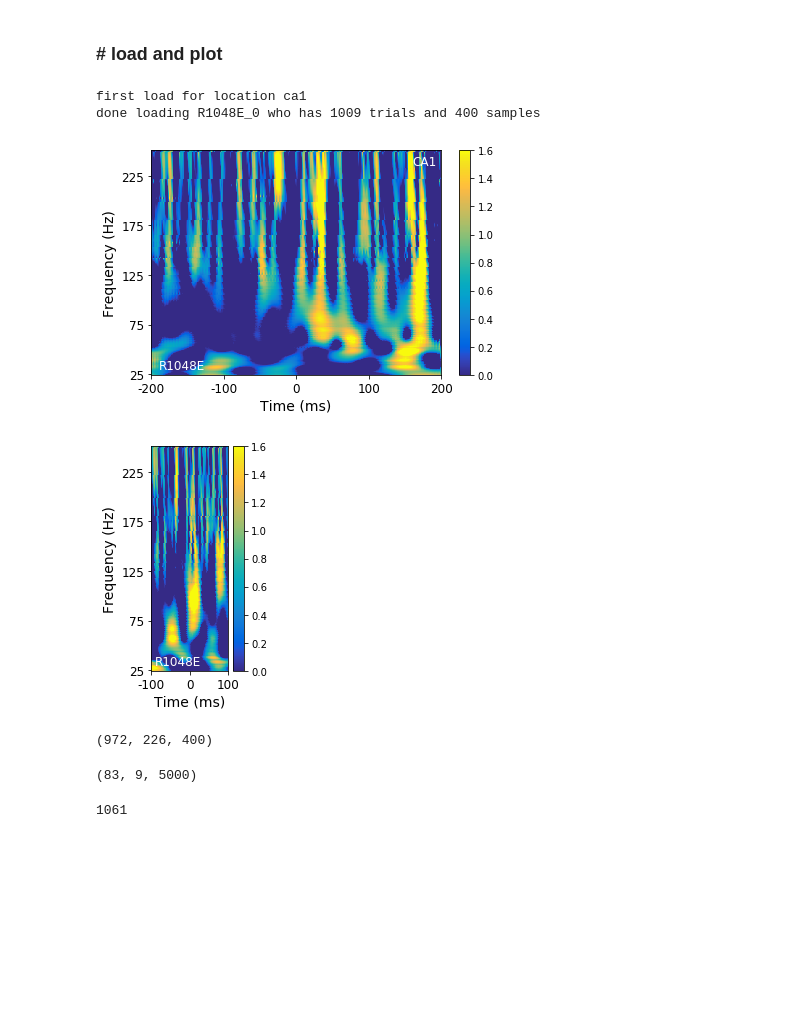
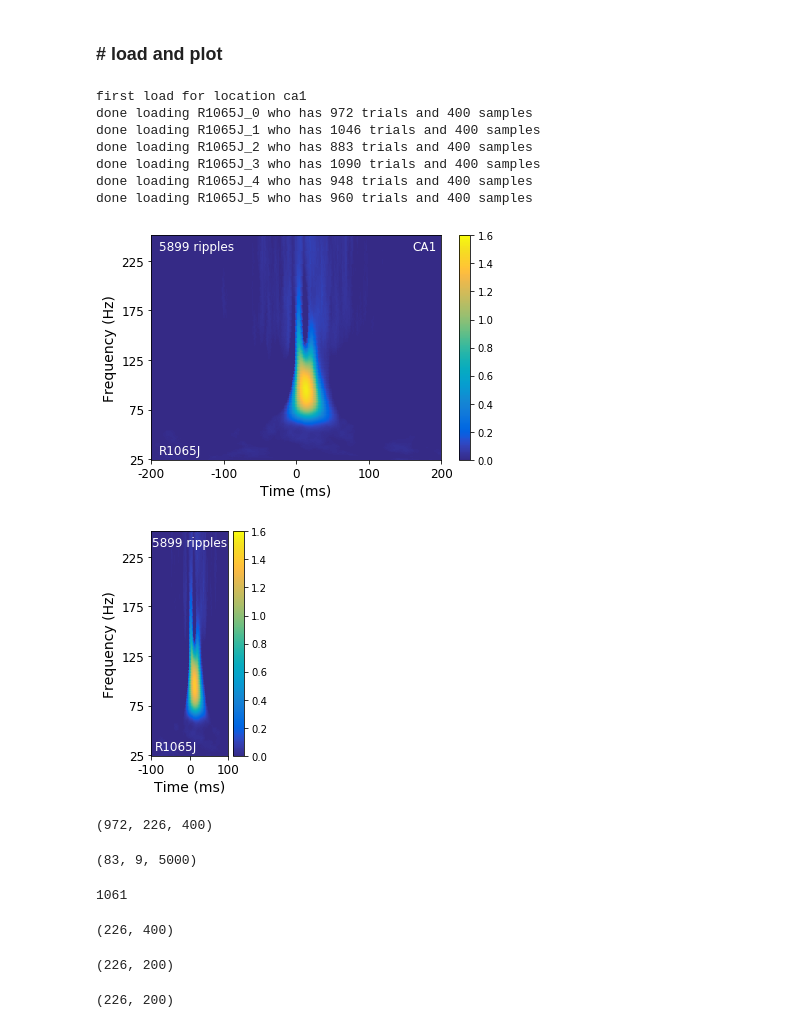
Before and after one commit to jjsakon/SWR, a Jupyter notebook: code/SWRanalysisSpectrograms.ipynb, the cells around one changed output. Saved outputs shown, nothing was run; the diff lists cells and outputs as text; code cells hidden in the pictures; blank space fills up the shorter version.

Commit message:
2021-03-12 updating labels and such for SUPP figures

```diff
--- a/code/SWRanalysisSpectrograms.ipynb
+++ b/code/SWRanalysisSpectrograms.ipynb
@@ -53,14 +53,14 @@ The autoreload extension is already loaded. To reload it, use:
 # subs = ['R1379E','R1402E','R1396T','R1395M','R1415T','R1389J','R1404E']  # test subs for eeg offset correction
 # subs = ['R1048E','R1054J'] # nice example FR1 subs
 # subs = ['R1048E','R1112M'] # couple of FR1 subs
-subs = ['R1048E'] #['R1065J'] #['R1048E']
+subs = ['R1065J'] #['R1048E']
 # subs = ['R1293P']
 # subs = ['R1334T']
 
 sub_df = df[(df.subject.isin(subs))  & (df.experiment == exp)] # all sessions for subs
 # sub_df = df[(df.subject.isin(subs))  & (df.experiment == exp) & (df.session==1)] # single session
 # sub_df = df[(df.experiment == exp) & (df.session == 0)] # all FR subs
-sub_df = sub_df[0:1]
+# sub_df = sub_df[0:1]
 sub_df
 # %% [output]
 |  | Recognition | all_events | contacts | experiment | import_type | localization | math_events | montage | ... |
@@ -1034,12 +1074,17 @@ for row in sub_df.itertuples(): #sub_df.itertuples():  #half_df.itertuples(): ##
         continue
 # %% [output]
 first load for location ca1
-done loading R1048E_0 who has 1009 trials and 400 samples
+done loading R1065J_0 who has 972 trials and 400 samples
+done loading R1065J_1 who has 1046 trials and 400 samples
+done loading R1065J_2 who has 883 trials and 400 samples
+done loading R1065J_3 who has 1090 trials and 400 samples
+done loading R1065J_4 who has 948 trials and 400 samples
+done loading R1065J_5 who has 960 trials and 400 samples
 # %%
 from general import parula_map
 
 save_fig = 0
-single_trial = 1
+single_trial = 0
 
 if single_trial == 1:
 
@@ -1056,34 +1101,34 @@ yticks(np.arange(0,len(freqs),ytick_size), np.arange(25,255.1,ytick_size,dtype=i
 # setp(gca().get_yticklabels()[::2], visible=False) # get every other
 ylabel('Frequency (Hz)', fontsize=14)
 
 # x-axis
 gca().xaxis.set_ticks_position('bottom')
 xtick_size = 100
 xticks(np.arange(0,2*morlet_dist+0.1,xtick_size), np.arange(-200,200+0.1,xtick_size,dtype=int),fontsize=12)
 # setp(gca().get_xticklabels()[::2], visible=False)
 xlabel('Time (ms)', fontsize=14)
 
 text(10,5,sub,size=12,color=[1,1,1])
 if location_selected == '':
     text(360,211,region_name,size=12,color=[1,1,1])
 else:
     text(360,211,location_selected.upper(),size=12,color=[1,1,1])
 if single_trial != 1:
     text(10,211,str(np.shape(SWR_across_sessions)[0])+' ripples',size=12,color=[1,1,1])
 colorbar()
 tight_layout()
 
 if save_fig == 1:
     if single_trial == 1:
         fname = '/home1/john/SWR/figures/spectrograms/single_trials/'+sub+'_'+region_name+'_'+\
             location_selected+'_'+filter_type+'_'+str(np.shape(SWR_across_sessions)[0])+'_trial-'+str(trial)+'.pdf'
     else:
         fname = '/home1/john/SWR/figures/spectrograms/'+sub+'_'+region_name+'_'+\
             location_selected+'_'+str(np.shape(SWR_across_sessions)[0])+'_'+filter_type+'_ripples.pdf'
     savefig(fname,format='pdf')
 a=1;
 # %% [output]
-[figure, old version]
+[figure, new version]
 # %%
 # make skinnier plots for Fig. 1
 
@@ -1102,7 +1147,7 @@ if single_trial == 1:
 
     matshow(stats.zscore(SWR_across_sessions[trial,:,start:end],1), fignum=0, aspect='auto', cmap=parula_map, vmin=0, vmax=1.6) # 'viridis'
 else:
-    matshow(np.mean(stats.zscore(SWR_across_sessions[start:end],2), 0), fignum=0, aspect='auto', cmap=parula_map, vmin=0, vmax=1.6) # 'viridis'
+    matshow(np.mean(stats.zscore(SWR_across_sessions[:,:,start:end],2), 0), fignum=0, aspect='auto', cmap=parula_map, vmin=0, vmax=1.6) # 'viridis'
 
 # y-axis
 gca().invert_yaxis()
@@ -1124,7 +1169,7 @@ if location_selected == '':
 else:
     text(360,211,location_selected.upper(),size=12,color=[1,1,1])
 if single_trial != 1:
-    text(10,211,str(np.shape(SWR_across_sessions)[0])+' ripples',size=12,color=[1,1,1])
+    text(3,211,str(np.shape(SWR_across_sessions)[0])+' ripples',size=12,color=[1,1,1])
 colorbar()
 tight_layout()
 
@@ -1133,12 +1178,12 @@ if save_fig == 1:
         fname = '/home1/john/SWR/figures/spectrograms/single_trials/small-'+sub+'_'+region_name+'_'+\
             location_selected+'_'+filter_type+'_'+str(np.shape(SWR_across_sessions)[0])+'_trial-'+str(trial)+'.pdf'
     else:
-        fname = '/home1/john/SWR/figures/spectrograms/'+sub+'_'+region_name+'_'+\
+        fname = '/home1/john/SWR/figures/spectrograms/small-'+sub+'_'+region_name+'_'+\
             location_selected+'_'+str(np.shape(SWR_across_sessions)[0])+'_'+filter_type+'_ripples.pdf'
     savefig(fname,format='pdf')
 a=1;
 # %% [output]
-[figure, old version]
+[figure, new version]
 # %%
 np.shape(SWR_across_sessions)
 np.shape(eeg_ptsa)
@@ -1147,3 +1192,13 @@ len(SWR_df)
 (972, 226, 400)
 (83, 9, 5000)
 1061
+# %%
+np.mean(stats.zscore(SWR_across_sessions[start:end],2), 0).shape
+stats.zscore(SWR_across_sessions[trial,:,start:end],1).shape
+# %% [output]
+(226, 400)
+(226, 200)
+# %%
+SWR_across_sessions[trial,:,start:end].shape
+# %% [output]
+(226, 200)
```
Also changed, not shown: parts of 5 cells of this notebook, 2 other files.
